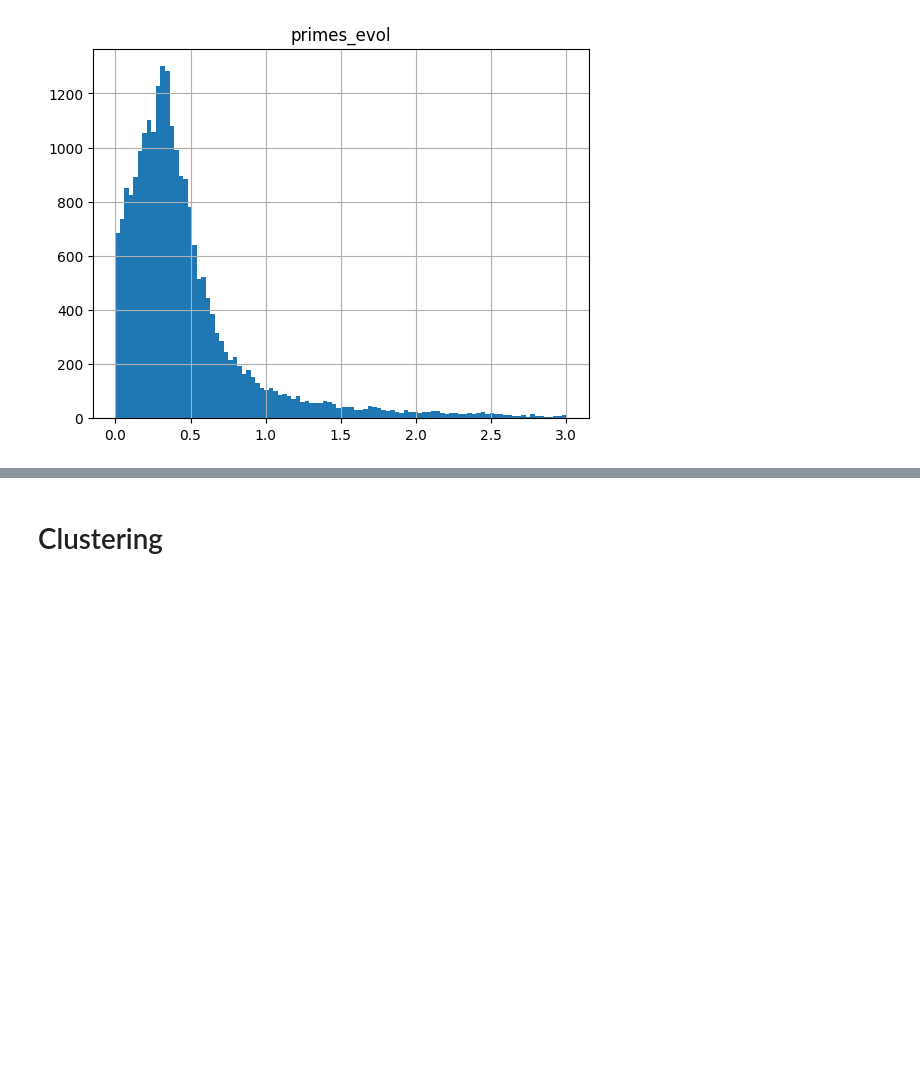
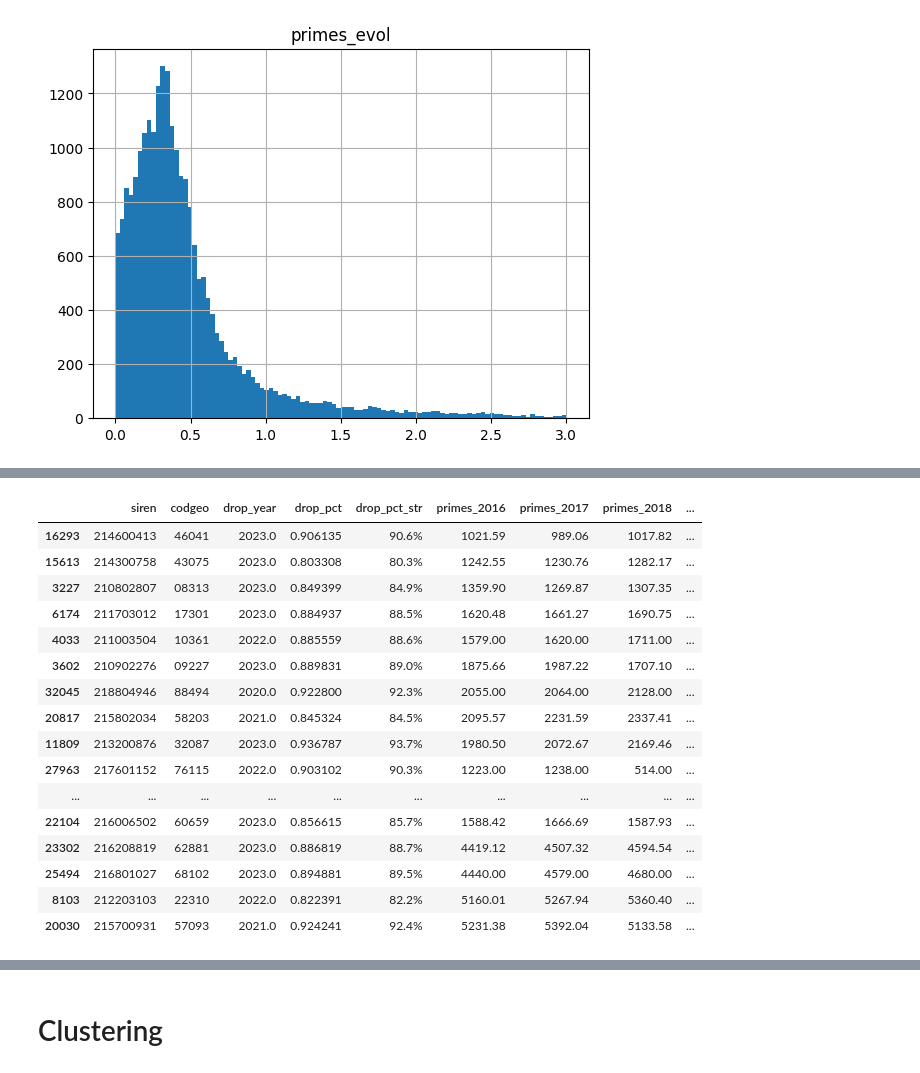
Before and after one commit to dataforgoodfr/14_PrixChangementClimatique, a Jupyter notebook: data/exploration/corr_jacques.ipynb, the cells around one changed output, grey strips where cells are left out. Saved outputs shown, nothing was run; the diff lists cells and outputs as text; code cells hidden in the pictures; blank space fills up the shorter version.

```diff
--- a/data/exploration/corr_jacques.ipynb
+++ b/data/exploration/corr_jacques.ipynb
@@ -271,0 +274,24 @@ array([[<Axes: title={'center': 'primes_evol'}>]], dtype=object)
+# %%
+import numpy as np
+import pandas as pd
+import geopandas as gpd
+
+# TopoJSON files contain nested spatial data that pd.read_json cannot parse directly.
+# Using geopandas.read_file handles the TopoJSON structure and CRS (2154) automatically.
+com = gpd.read_file('../csv_large/a-com2022-topo-2154.json')
+primes_com_flat = pd.read_parquet('../csv/primes_com_flat.parquet')
+
+
+
+# We focus on the available years 2016 to 2024
+# We use primes_com_flat because primes_com_clean might filter out communes
+# that have very low or 0 premiums in 2024 (which are the ones we want to find!)
+
+years = list(range(2016, 2024))
+years_cols = [f'primes_{year}' for year in years]
+
+# We filter likely wrong data
+for year in years:
+    primes_com_flat = primes_com_flat[primes_com_flat[f"primes_{year}"] > 100]
+
+primes_com_flat.head()
@@ -426 +440,22 @@ epci_coms.head()
+# %%
+
+df_drops.sort_values('primes_max', ascending=True).head(50)
+# %% [output]
+|  | siren | codgeo | drop_year | drop_pct | drop_pct_str | primes_2016 | primes_2017 | primes_2018 | ... |
+| 16293 | 214600413 | 46041 | 2023.0 | 0.906135 | 90.6% | 1021.59 | 989.06 | 1017.82 | ... |
+| 15613 | 214300758 | 43075 | 2023.0 | 0.803308 | 80.3% | 1242.55 | 1230.76 | 1282.17 | ... |
+| 3227 | 210802807 | 08313 | 2023.0 | 0.849399 | 84.9% | 1359.90 | 1269.87 | 1307.35 | ... |
+| 6174 | 211703012 | 17301 | 2023.0 | 0.884937 | 88.5% | 1620.48 | 1661.27 | 1690.75 | ... |
+| 4033 | 211003504 | 10361 | 2022.0 | 0.885559 | 88.6% | 1579.00 | 1620.00 | 1711.00 | ... |
+| 3602 | 210902276 | 09227 | 2023.0 | 0.889831 | 89.0% | 1875.66 | 1987.22 | 1707.10 | ... |
+| 32045 | 218804946 | 88494 | 2020.0 | 0.922800 | 92.3% | 2055.00 | 2064.00 | 2128.00 | ... |
+| 20817 | 215802034 | 58203 | 2021.0 | 0.845324 | 84.5% | 2095.57 | 2231.59 | 2337.41 | ... |
+| 11809 | 213200876 | 32087 | 2023.0 | 0.936787 | 93.7% | 1980.50 | 2072.67 | 2169.46 | ... |
+| 27963 | 217601152 | 76115 | 2022.0 | 0.903102 | 90.3% | 1223.00 | 1238.00 | 514.00 | ... |
+| ... | ... | ... | ... | ... | ... | ... | ... | ... | ... |
+| 22104 | 216006502 | 60659 | 2023.0 | 0.856615 | 85.7% | 1588.42 | 1666.69 | 1587.93 | ... |
+| 23302 | 216208819 | 62881 | 2023.0 | 0.886819 | 88.7% | 4419.12 | 4507.32 | 4594.54 | ... |
+| 25494 | 216801027 | 68102 | 2023.0 | 0.894881 | 89.5% | 4440.00 | 4579.00 | 4680.00 | ... |
+| 8103 | 212203103 | 22310 | 2022.0 | 0.822391 | 82.2% | 5160.01 | 5267.94 | 5360.40 | ... |
+| 20030 | 215700931 | 57093 | 2021.0 | 0.924241 | 92.4% | 5231.38 | 5392.04 | 5133.58 | ... |
 # %%
```
Also changed, not shown: parts of 12 cells of this notebook, 1 other file.
